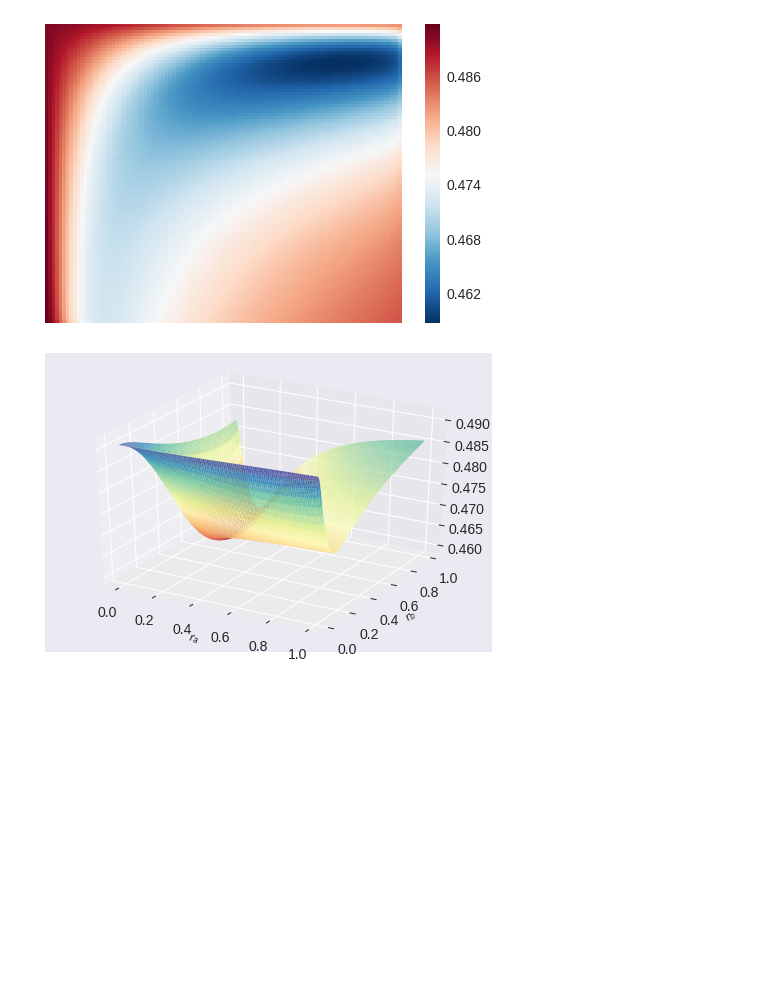
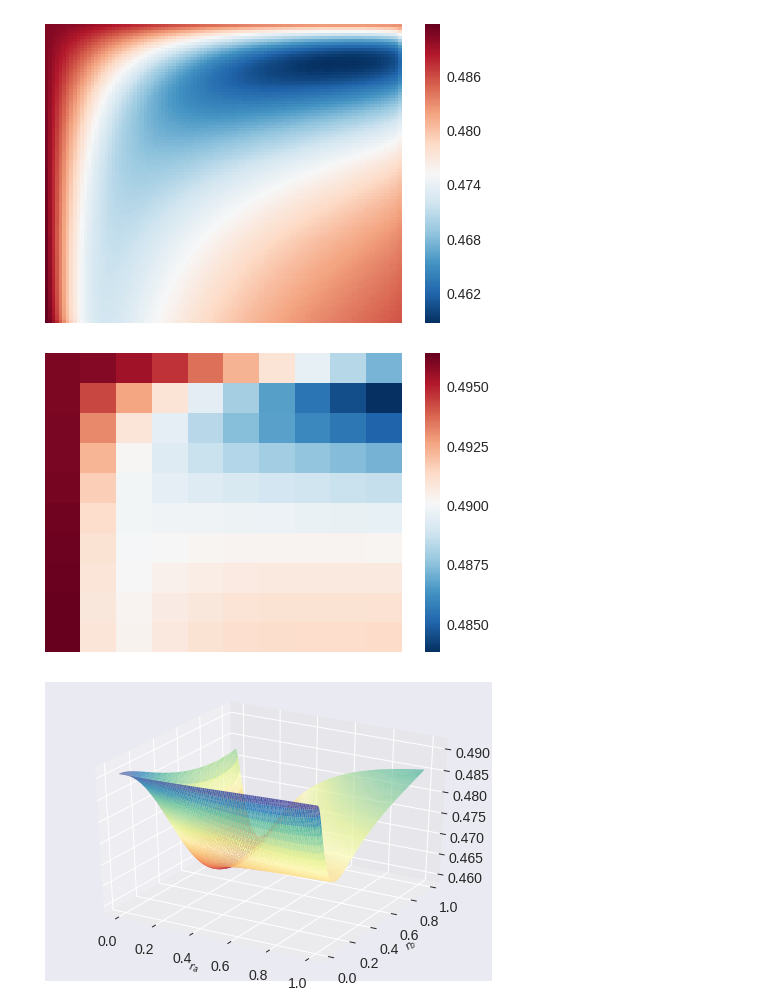
Before and after one commit to lffan/quantum_illumination, a Jupyter notebook: ipynbs/Optimal_pcs.ipynb, the cells around one changed output. Cells and saved outputs as stored; diff of their text form; code cells hidden in the pictures; blank space fills up the shorter version.

```diff
--- a/ipynbs/plotting.ipynb
+++ b/ipynbs/Optimal_pcs.ipynb
@@ -11,7 +11,8 @@ rc('xtick', labelsize=14)
 rc('ytick', labelsize=14)
 np.set_printoptions(threshold='nan', precision=6, suppress=True)
 # %%
-df1 = pd.read_csv('../output/expr_2_pcs_grid101.csv', comment='#')
+df1 = pd.read_csv('../output/expr_2_pcs_nth_0.1_grid101.csv', comment='#')
+df2 = pd.read_csv('../output/expr_2_pcs_nth_10_grid10.csv', comment='#')
 # %%
 df1.head()
 # %% [output]
@@ -27,6 +39,14 @@ sns.heatmap(df1['Helstrom'].values.reshape(101, 101),
 plt.show()
 # %% [output]
 [figure]
+# %%
+sns.heatmap(df2['Helstrom'].values.reshape(10, 10),
+            cmap="RdBu_r", xticklabels=False, yticklabels=False)
+# plt.xlabel("ra")
+# plt.ylabel("rb")
+plt.show()
+# %% [output]
+[figure, added]
 # %%
 fig = plt.figure()
 ax = fig.add_subplot(111, projection='3d')
```
Also changed, not shown: parts of 3 cells of this notebook, 1 other file.
